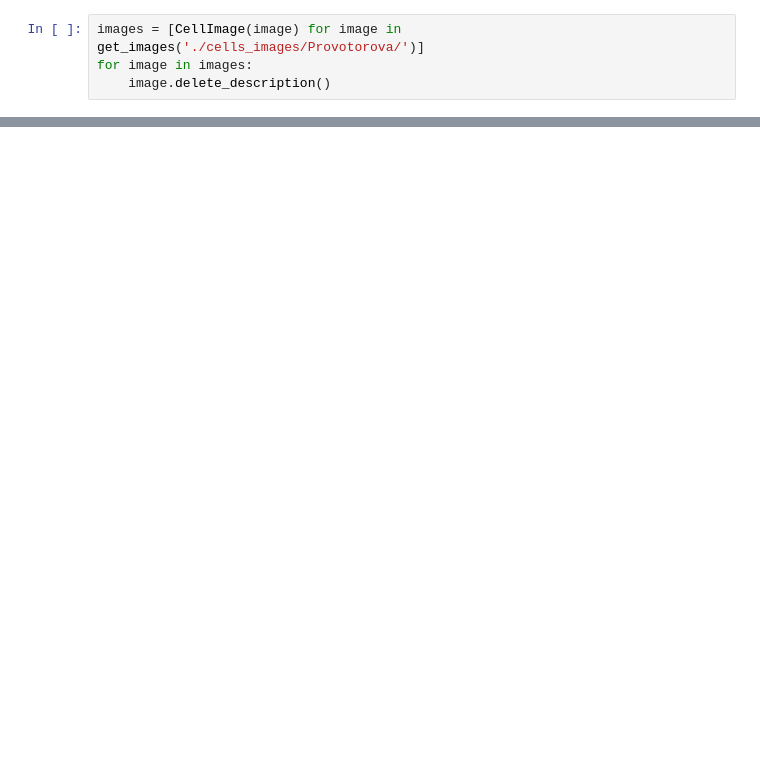
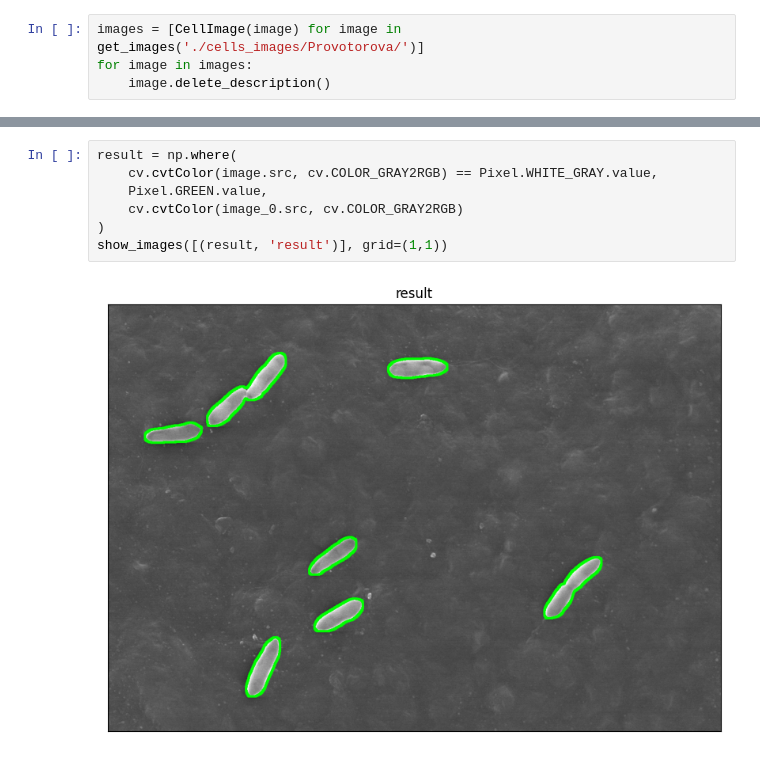
Before and after one commit to tcaty/opencv-cells-detection, a Jupyter notebook: notebook.ipynb, the cells around one changed output, grey strips where cells are left out. Saved outputs shown, nothing was run; the diff lists cells and outputs as text; blank space fills up the shorter version.

```diff
--- a/notebook.ipynb
+++ b/notebook.ipynb
@@ -16,0 +27,9 @@ show_images([
+# %%
+result = np.where(
+    cv.cvtColor(image.src, cv.COLOR_GRAY2RGB) == Pixel.WHITE_GRAY.value,
+    Pixel.GREEN.value,
+    cv.cvtColor(image_0.src, cv.COLOR_GRAY2RGB)
+)
+show_images([(result, 'result')], grid=(1,1))
+# %% [output]
+[figure, added]
```
Also changed, not shown: parts of 3 cells of this notebook, 6 other files.
